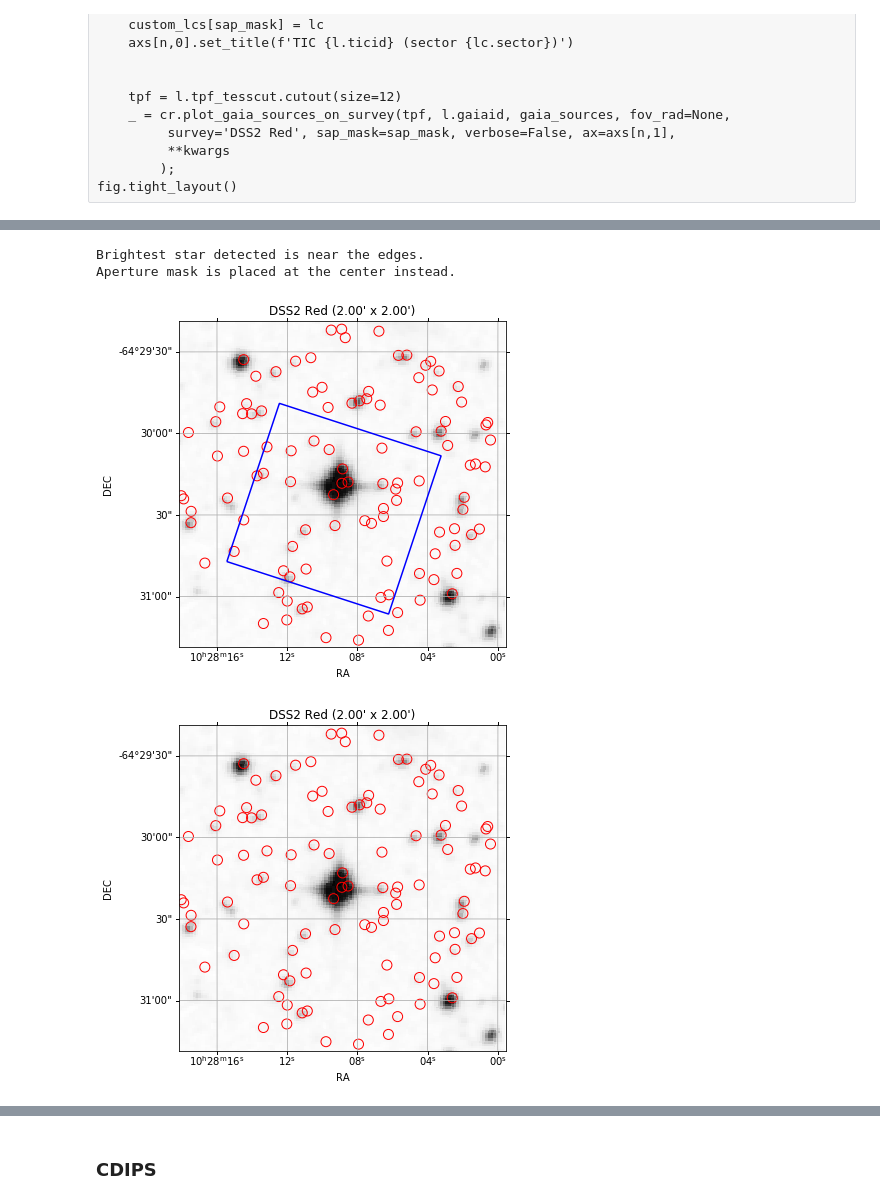
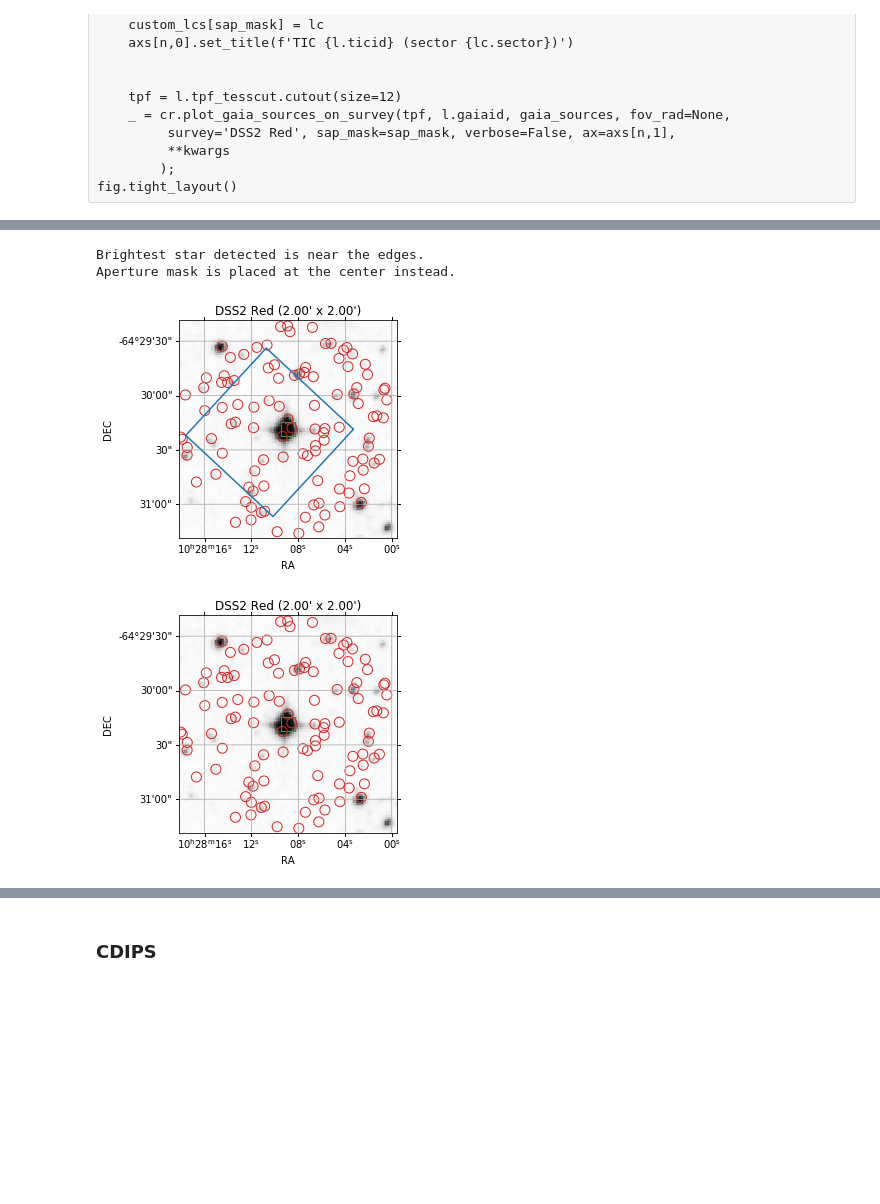
Before and after one commit to jpdeleon/chronos, a Jupyter notebook: notebooks/examples-lightcurves.ipynb, the cells around one changed output, grey strips where cells are left out. Saved outputs shown, nothing was run; the diff lists cells and outputs as text; code cells hidden in the pictures; blank space fills up the shorter version.

```diff
--- a/notebooks/examples-lightcurves.ipynb
+++ b/notebooks/examples-lightcurves.ipynb
@@ -145,16 +145,16 @@ Querying Gaia DR2 catalog for 157.037 -64.5052 within 60.0 arcsec.
 # %%
 aper_mask = 'square'
-fig = cr.plot_gaia_sources(tpf, gaiaid, gaia_sources, fov_rad=2*u.arcmin,
+fig = cr.plot_gaia_sources_on_survey(tpf, gaiaid, gaia_sources, fov_rad=2*u.arcmin,
                            survey='DSS2 Red', sap_mask=aper_mask, verbose=False, aper_radius=1)
 # %% [output]
 Brightest star detected is near the edges.
 Aperture mask is placed at the center instead.
-[figure, old version]
+[figure, new version]
 # %%
 aper_mask = 'round'
-fig = cr.plot_gaia_sources(tpf, gaiaid, gaia_sources, fov_rad=2*u.arcmin,
+fig = cr.plot_gaia_sources_on_survey(tpf, gaiaid, gaia_sources, fov_rad=2*u.arcmin,
                            survey='DSS2 Red', sap_mask=aper_mask, verbose=False, aper_radius=1)
 # %% [output]
-[figure, old version]
+[figure, new version]
 # %%
 aper_mask = 'percentile'
```
Also changed, not shown: parts of 10 cells of this notebook, 8 other files.
